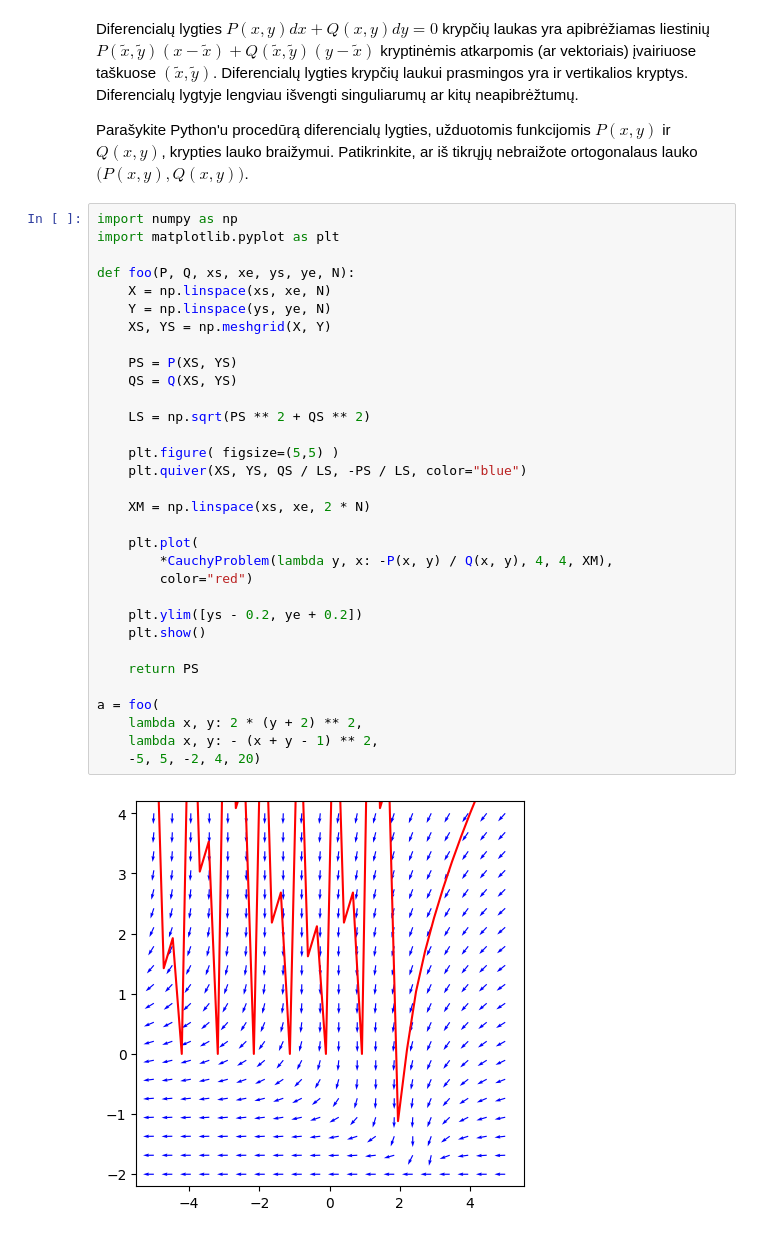
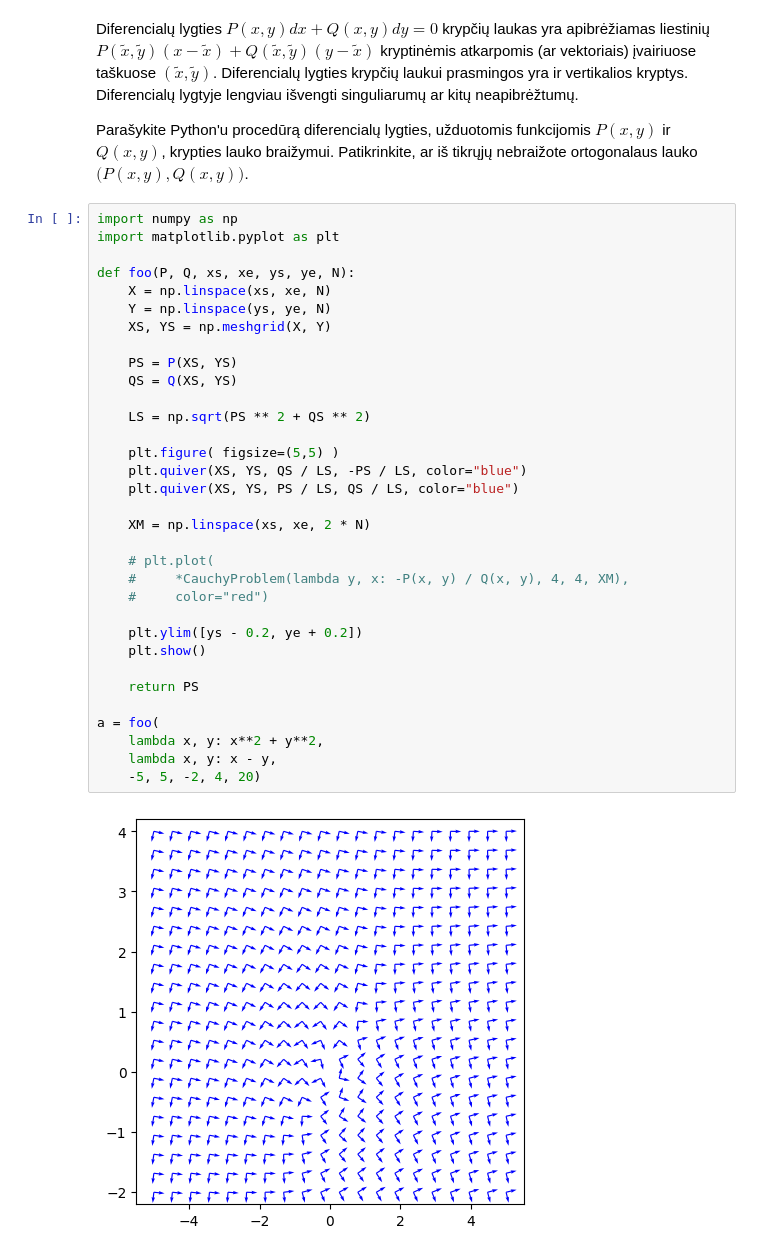
Before and after one commit to ArnasVaic/differential-equations, a Jupyter notebook: lecture04.ipynb, the cells around one changed output. Drawn from its saved outputs; the diff is of its cells as text.

```diff
--- a/lecture04.ipynb
+++ b/lecture04.ipynb
@@ -22,34 +22,35 @@ Parašykite Python'u procedūrą diferencialų lygties, užduotomis funkcijomis
 # %%
 import numpy as np
 import matplotlib.pyplot as plt
 
 def foo(P, Q, xs, xe, ys, ye, N):
     X = np.linspace(xs, xe, N)
     Y = np.linspace(ys, ye, N)
     XS, YS = np.meshgrid(X, Y)
 
     PS = P(XS, YS)
     QS = Q(XS, YS)
 
     LS = np.sqrt(PS ** 2 + QS ** 2)
 
     plt.figure( figsize=(5,5) )
     plt.quiver(XS, YS, QS / LS, -PS / LS, color="blue")
+    plt.quiver(XS, YS, PS / LS, QS / LS, color="blue")
 
     XM = np.linspace(xs, xe, 2 * N)
 
-    plt.plot(
-        *CauchyProblem(lambda y, x: -P(x, y) / Q(x, y), 4, 4, XM),
-        color="red")
+    # plt.plot(
+    #     *CauchyProblem(lambda y, x: -P(x, y) / Q(x, y), 4, 4, XM),
+    #     color="red")
 
     plt.ylim([ys - 0.2, ye + 0.2])
     plt.show()
 
     return PS
 
 a = foo(
-    lambda x, y: 2 * (y + 2) ** 2,
-    lambda x, y: - (x + y - 1) ** 2,
+    lambda x, y: x**2 + y**2,
+    lambda x, y: x - y,
     -5, 5, -2, 4, 20)
 # %% [output]
-[figure, old version]
+[figure, new version]
```
Also changed, not shown: 1 other file.
